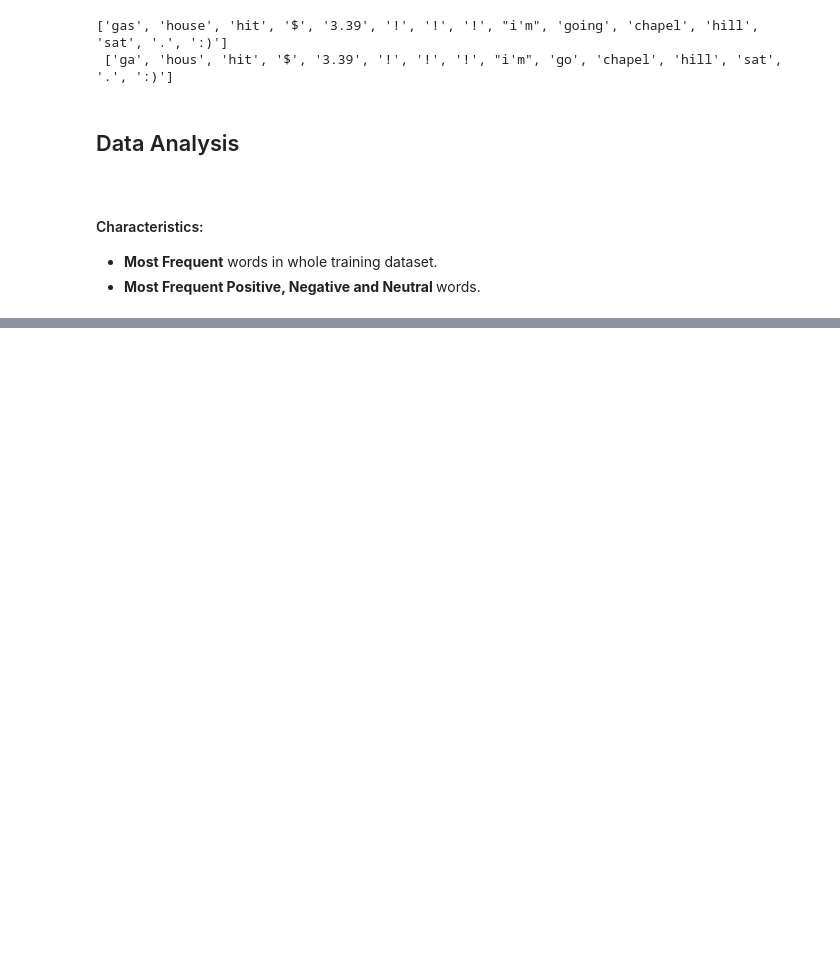
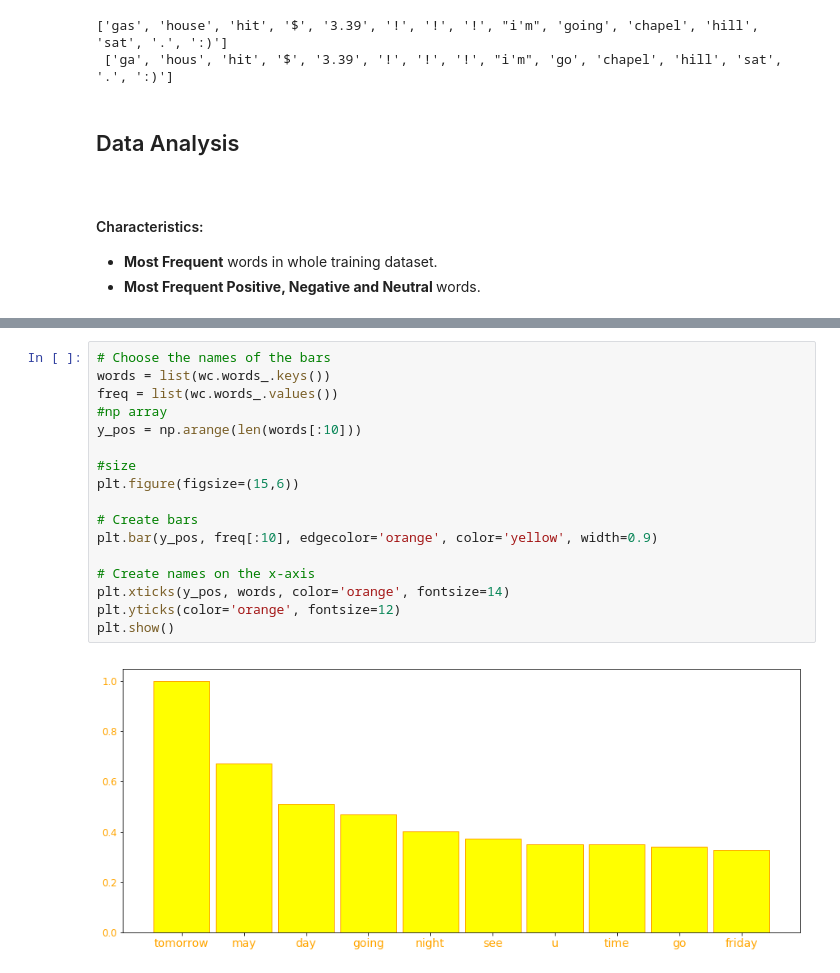
Before and after one commit to Fanarosss/Sentiment-Analysis-on-Tweets, a Jupyter notebook: Project1.ipynb, the cells around one changed output, grey strips where cells are left out. Saved outputs shown, nothing was run; the diff lists cells and outputs as text; blank space fills up the shorter version.

```diff
--- a/Project1.ipynb
+++ b/Project1.ipynb
@@ -85,0 +140,19 @@ print(tweets[0], "\n", stemmed[0])
+# %%
+# Choose the names of the bars
+words = list(wc.words_.keys())
+freq = list(wc.words_.values())
+#np array
+y_pos = np.arange(len(words[:10]))
+
+#size
+plt.figure(figsize=(15,6))
+
+# Create bars
+plt.bar(y_pos, freq[:10], edgecolor='orange', color='yellow', width=0.9)
+
+# Create names on the x-axis
+plt.xticks(y_pos, words, color='orange', fontsize=14)
+plt.yticks(color='orange', fontsize=12)
+plt.show()
+# %% [output]
+[figure, added]
```
Also changed, not shown: parts of 5 cells of this notebook.
